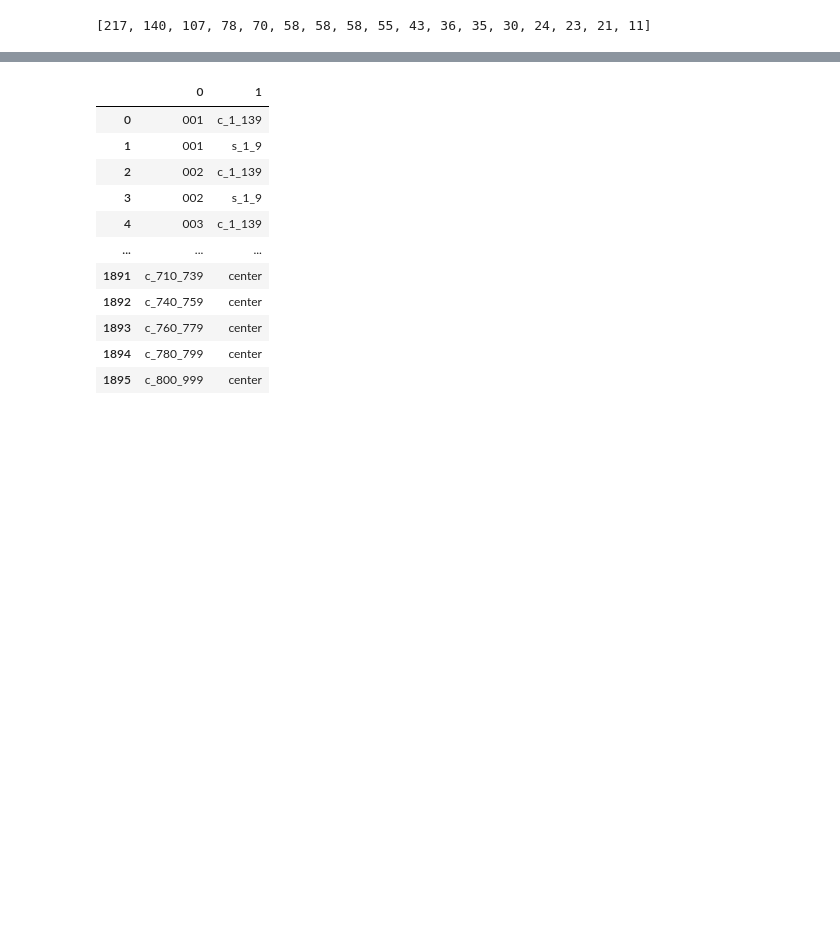
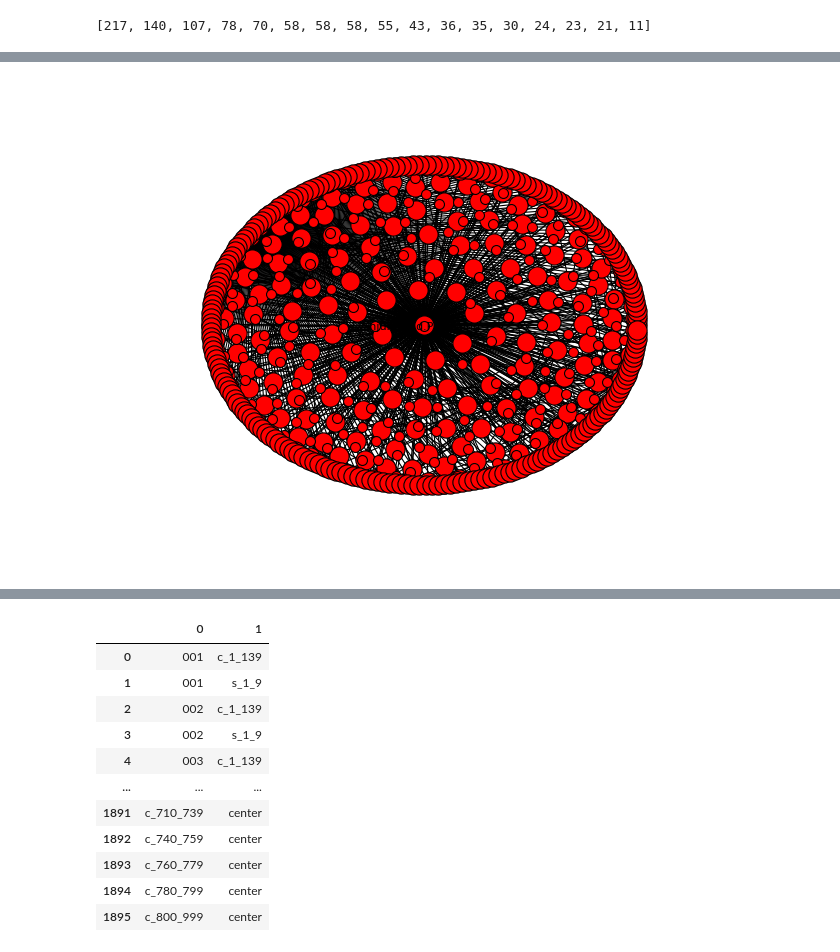
Before and after one commit to drewwilimitis/Hyperbolic-ICD-Embeddings-MIMIC3, a Jupyter notebook: hyperbolic_embedding_ICD9.ipynb, the cells around one changed output, grey strips where cells are left out. Drawn from its saved outputs; the diff is of its cells as text; code cells hidden in the pictures; blank space fills up the shorter version.

```diff
--- a/hyperbolic_embedding_ICD9.ipynb
+++ b/hyperbolic_embedding_ICD9.ipynb
@@ -249,0 +301,7 @@ S[0]
+# %%
+nx.draw_kamada_kawai(C)
+
+nx.draw(C,labels=chap_labels, font_size=10, node_size=80)
+nx.draw(C, pos=nx.shell_layout(C))
+# %% [output]
+[figure, added]
```
Also changed, not shown: parts of 16 cells of this notebook.
